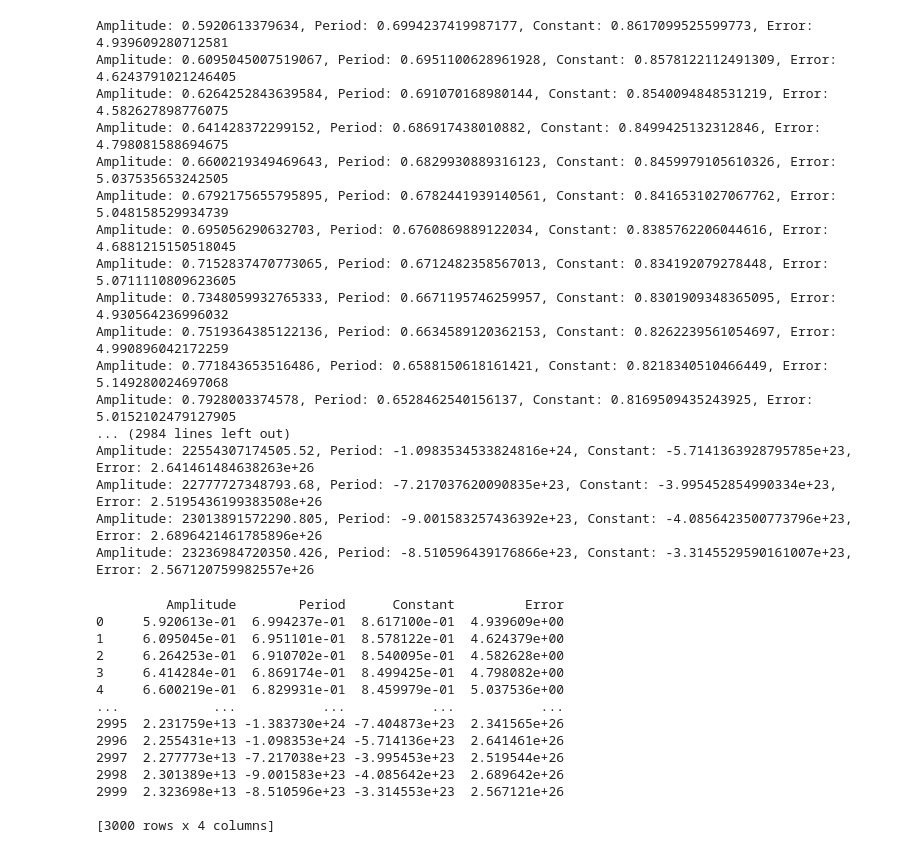
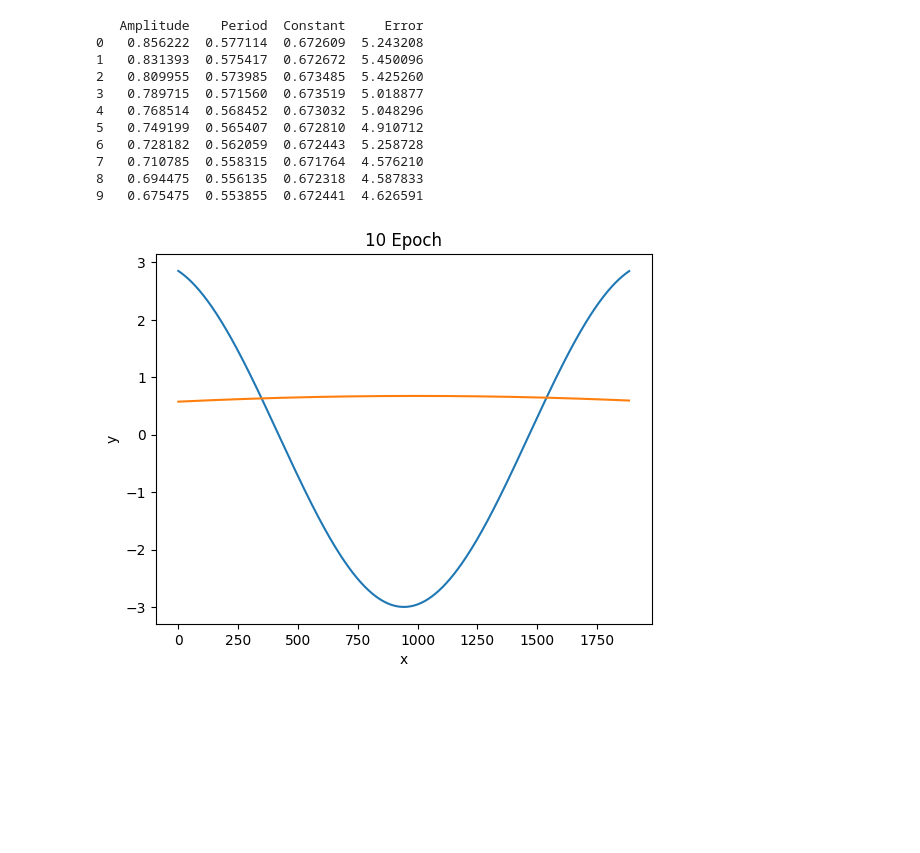
Before and after one commit to Dalejam/estadistica_clase, a Jupyter notebook: tarea 3/src/Punto_2.ipynb, the cells around one changed output. Saved outputs shown, nothing was run; the diff lists cells and outputs as text; code cells hidden in the pictures; blank space fills up the shorter version.

```diff
--- a/tarea 3/src/Punto_2.ipynb
+++ b/tarea 3/src/Punto_2.ipynb
@@ -20,2 +16,6 @@ import matplotlib.pyplot as plt
 # %%
 df = pd.read_csv('datos/senal.csv')
+# %%
+plt.plot(df['x'],df['y'])
+x = df['x']
+y = df['y']
@@ -60,11 +64,6 @@ def gradient_descent(x, y, lr, batch, epochs):
 
     return rsl, a, b, c
 # %%
-#Asignacion de valores
-x = df['x'].values
-y = df['y'].values
+epochs = [1000, 2000]
 # %%
-#Parametros de gradiente
-lr = 0.01
-batch = 500
-epochs = [1000, 2000]
+resultados, a, b, c = gradient_descent(x, y, epochs=10)
@@ -71,40 +90,27 @@ epochs = [1000, 2000]
 # %%
-resultados, a, b, c = gradient_descent(x, y, lr, batch, epochs)
+tabla_resultados = pd.DataFrame(resultados, columns=['Amplitude', 'Period', 'Constant', 'Error'])
+print(tabla_resultados)
 # %% [output]
-Amplitude: 0.5920613379634, Period: 0.6994237419987177, Constant: 0.8617099525599773, Error: 4.939609280712581
-Amplitude: 0.6095045007519067, Period: 0.6951100628961928, Constant: 0.8578122112491309, Error: 4.6243791021246405
-Amplitude: 0.6264252843639584, Period: 0.691070168980144, Constant: 0.8540094848531219, Error: 4.582627898776075
-Amplitude: 0.641428372299152, Period: 0.686917438010882, Constant: 0.8499425132312846, Error: 4.798081588694675
-Amplitude: 0.6600219349469643, Period: 0.6829930889316123, Constant: 0.8459979105610326, Error: 5.037535653242505
-Amplitude: 0.6792175655795895, Period: 0.6782441939140561, Constant: 0.8416531027067762, Error: 5.048158529934739
-Amplitude: 0.695056290632703, Period: 0.6760869889122034, Constant: 0.8385762206044616, Error: 4.6881215150518045
-Amplitude: 0.7152837470773065, Period: 0.6712482358567013, Constant: 0.834192079278448, Error: 5.0711110809623605
-Amplitude: 0.7348059932765333, Period: 0.6671195746259957, Constant: 0.8301909348365095, Error: 4.930564236996032
-Amplitude: 0.7519364385122136, Period: 0.6634589120362153, Constant: 0.8262239561054697, Error: 4.990896042172259
-Amplitude: 0.771843653516486, Period: 0.6588150618161421, Constant: 0.8218340510466449, Error: 5.149280024697068
-Amplitude: 0.7928003374578, Period: 0.6528462540156137, Constant: 0.8169509435243925, Error: 5.0152102479127905
-... (2984 lines left out)
-Amplitude: 22554307174505.52, Period: -1.0983534533824816e+24, Constant: -5.7141363928795785e+23, Error: 2.641461484638263e+26
-Amplitude: 22777727348793.68, Period: -7.217037620090835e+23, Constant: -3.995452854990334e+23, Error: 2.5195436199383508e+26
-Amplitude: 23013891572290.805, Period: -9.001583257436392e+23, Constant: -4.0856423500773796e+23, Error: 2.6896421461785896e+26
-Amplitude: 23236984720350.426, Period: -8.510596439176866e+23, Constant: -3.3145529590161007e+23, Error: 2.567120759982557e+26
+   Amplitude    Period  Constant     Error
+0   0.856222  0.577114  0.672609  5.243208
+1   0.831393  0.575417  0.672672  5.450096
+2   0.809955  0.573985  0.673485  5.425260
+3   0.789715  0.571560  0.673519  5.018877
+4   0.768514  0.568452  0.673032  5.048296
+5   0.749199  0.565407  0.672810  4.910712
+6   0.728182  0.562059  0.672443  5.258728
+7   0.710785  0.558315  0.671764  4.576210
+8   0.694475  0.556135  0.672318  4.587833
+9   0.675475  0.553855  0.672441  4.626591
 # %%
-#Tabla de resultados
-tabla_resultados = pd.DataFrame(resultados, columns=['Amplitude', 'Period', 'Constant', 'Error'])
-print(tabla_resultados)
+plt.title("10 Epoch")
+plt.xlabel('x')
+plt.ylabel("y")
+plt.plot(y)
+ix = -1
+plt.plot([y_predict(a,b,c,0,xi)for xi in x[:ix]])
+
+plt.show()
 # %% [output]
-         Amplitude        Period      Constant         Error
-0     5.920613e-01  6.994237e-01  8.617100e-01  4.939609e+00
-1     6.095045e-01  6.951101e-01  8.578122e-01  4.624379e+00
-2     6.264253e-01  6.910702e-01  8.540095e-01  4.582628e+00
-3     6.414284e-01  6.869174e-01  8.499425e-01  4.798082e+00
-4     6.600219e-01  6.829931e-01  8.459979e-01  5.037536e+00
-...            ...           ...           ...           ...
-2995  2.231759e+13 -1.383730e+24 -7.404873e+23  2.341565e+26
-2996  2.255431e+13 -1.098353e+24 -5.714136e+23  2.641461e+26
-2997  2.277773e+13 -7.217038e+23 -3.995453e+23  2.519544e+26
-2998  2.301389e+13 -9.001583e+23 -4.085642e+23  2.689642e+26
-2999  2.323698e+13 -8.510596e+23 -3.314553e+23  2.567121e+26
-
-[3000 rows x 4 columns]
+[figure, added]
 # %%
```
Also changed, not shown: parts of 17 cells of this notebook, 1 other file.
